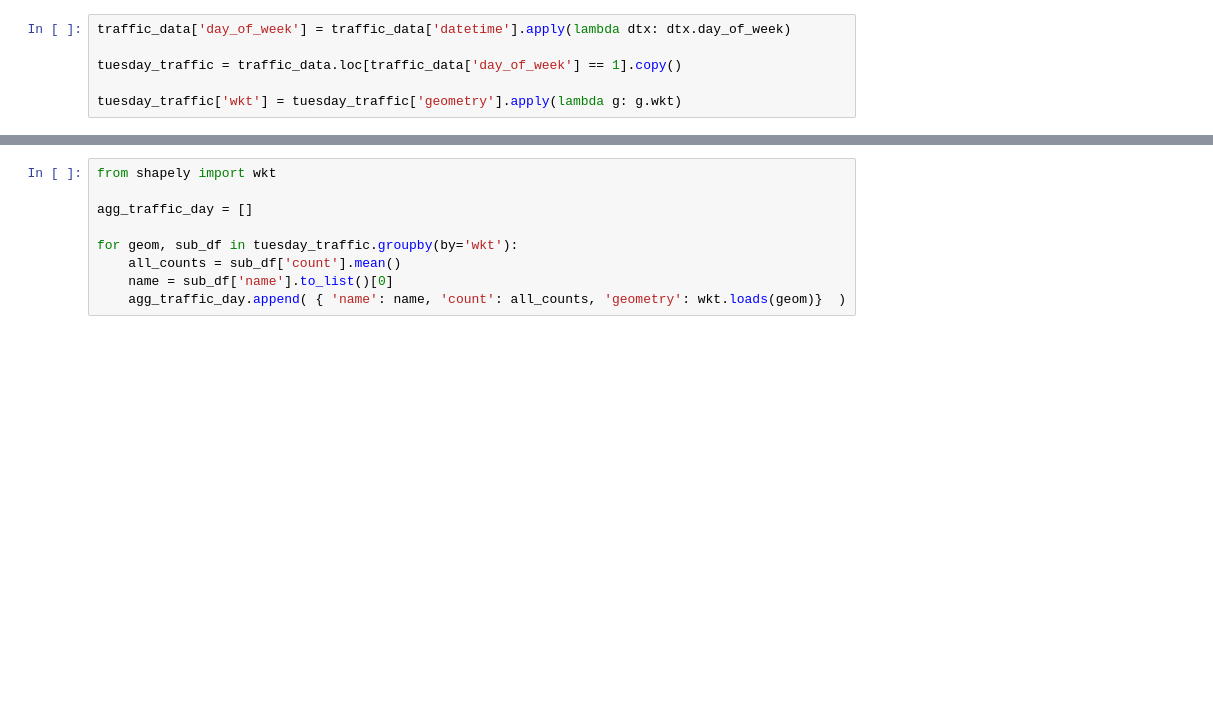
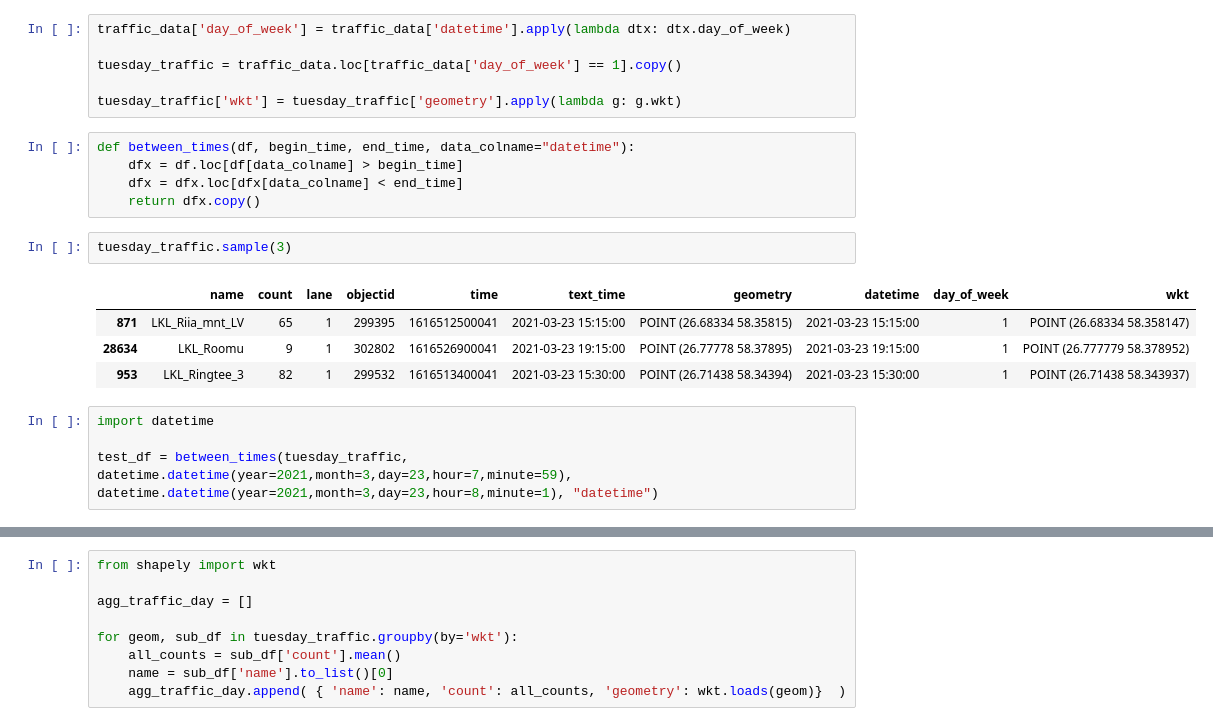
Before and after one commit to allixender/testgeo2021a, a Jupyter notebook: L4/lesson4_osm_urban.ipynb, the cells around one changed output, grey strips where cells are left out. Saved outputs shown, nothing was run; the diff lists cells and outputs as text; blank space fills up the shorter version.

```diff
--- a/L4/lesson4_osm_urban.ipynb
+++ b/L4/lesson4_osm_urban.ipynb
@@ -316,3 +355,19 @@ traffic_data['day_of_week'] = traffic_data['datetime'].apply(lambda dtx: dtx.day
 tuesday_traffic = traffic_data.loc[traffic_data['day_of_week'] == 1].copy()
 
 tuesday_traffic['wkt'] = tuesday_traffic['geometry'].apply(lambda g: g.wkt)
+# %%
+def between_times(df, begin_time, end_time, data_colname="datetime"):
+    dfx = df.loc[df[data_colname] > begin_time]
+    dfx = dfx.loc[dfx[data_colname] < end_time]
+    return dfx.copy()
+# %%
+tuesday_traffic.sample(3)
+# %% [output]
+|  | name | count | lane | objectid | time | text_time | geometry | datetime | day_of_week | wkt |
+| 871 | LKL_Riia_mnt_LV | 65 | 1 | 299395 | 1616512500041 | 2021-03-23 15:15:00 | POINT (26.68334 58.35815) | 2021-03-23 15:15:00 | 1 | POINT (26.68334 58.358147) |
+| 28634 | LKL_Roomu | 9 | 1 | 302802 | 1616526900041 | 2021-03-23 19:15:00 | POINT (26.77778 58.37895) | 2021-03-23 19:15:00 | 1 | POINT (26.777779 58.378952) |
+| 953 | LKL_Ringtee_3 | 82 | 1 | 299532 | 1616513400041 | 2021-03-23 15:30:00 | POINT (26.71438 58.34394) | 2021-03-23 15:30:00 | 1 | POINT (26.71438 58.343937) |
+# %%
+import datetime
+
+test_df = between_times(tuesday_traffic, datetime.datetime(year=2021,month=3,day=23,hour=7,minute=59), datetime.datetime(year=2021,month=3,day=23,hour=8,minute=1), "datetime")
```
Also changed, not shown: parts of 12 cells of this notebook, 8 other files.
